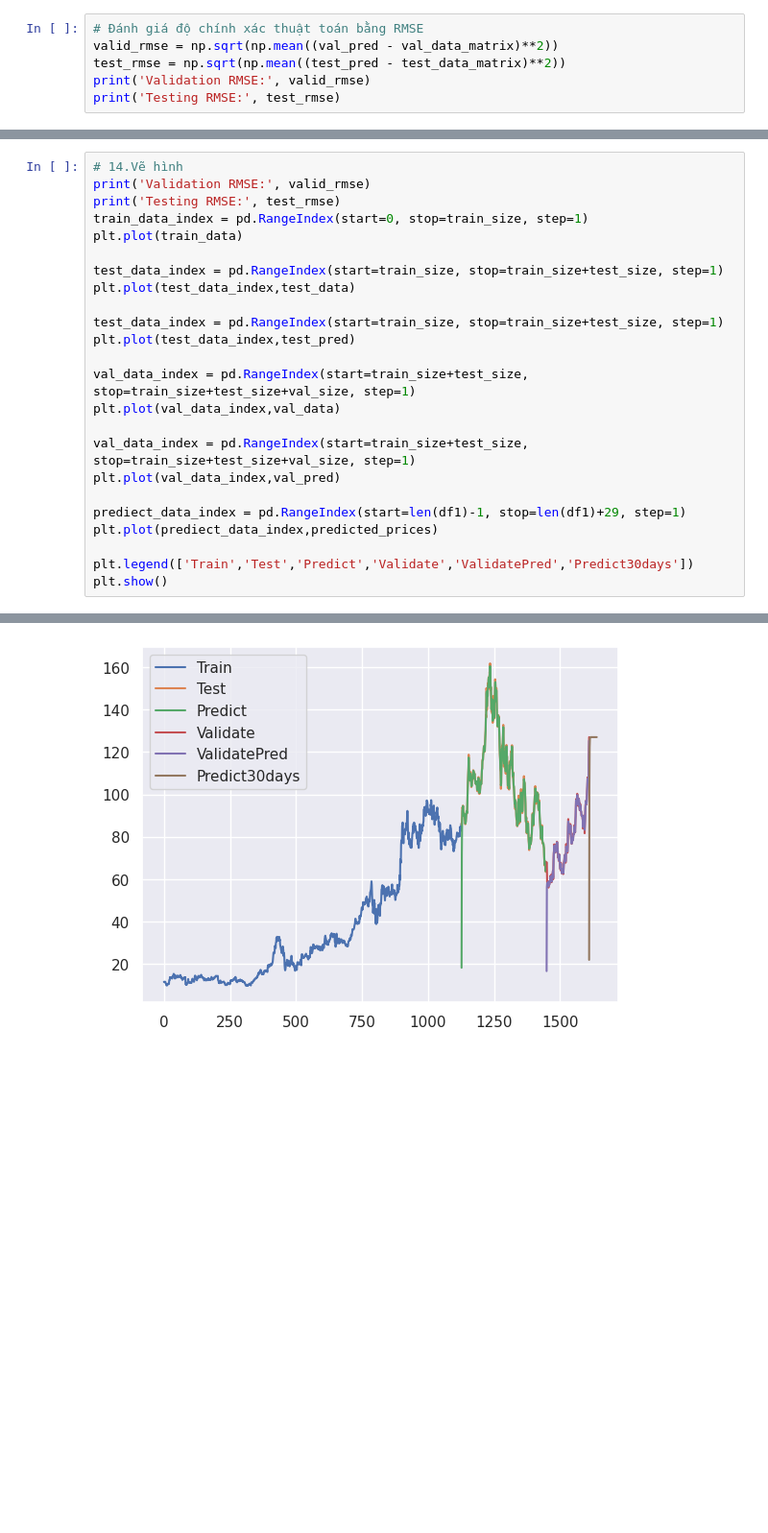
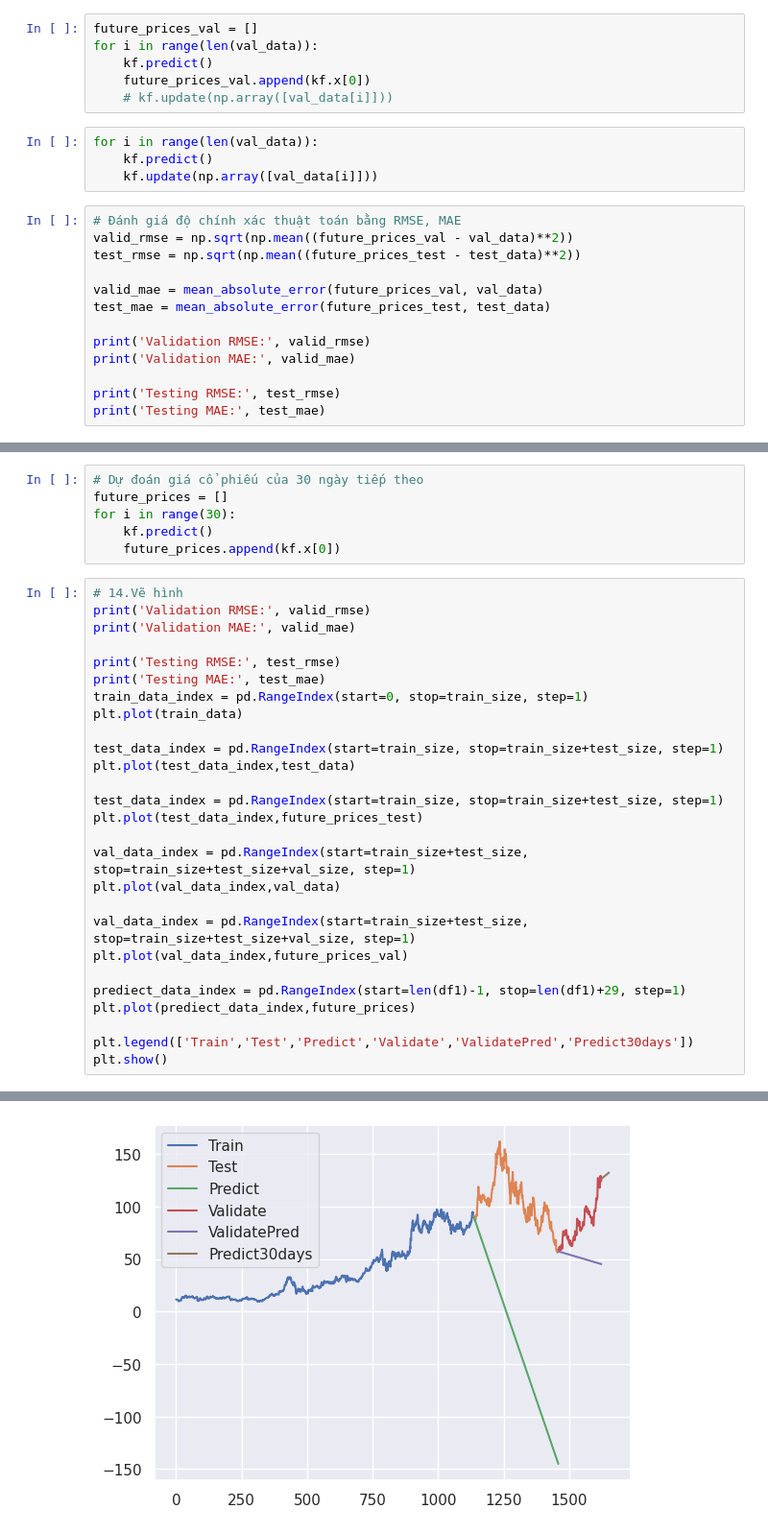
Before and after one commit to dangnghiepcuong/IS403.N21.HTTT_Nhom2, a Jupyter notebook: 7. Kalman Filter/KF.ipynb, the cells around one changed output, grey strips where cells are left out. Shown: that part at 96% size. Cells and saved outputs as stored; diff of their text form; blank space fills up the shorter version.

```diff
--- a/7. Kalman Filter/KF.ipynb
+++ b/7. Kalman Filter/KF.ipynb
@@ -70,7 +72,24 @@ val_pred, val_cov = kf.filter(val_data_matrix)
+# %%
+future_prices_val = []
+for i in range(len(val_data)):
+    kf.predict()
+    future_prices_val.append(kf.x[0])
+    # kf.update(np.array([val_data[i]]))
+# %%
+for i in range(len(val_data)):
+    kf.predict()
+    kf.update(np.array([val_data[i]]))
 # %%
-# Đánh giá độ chính xác thuật toán bằng RMSE
-valid_rmse = np.sqrt(np.mean((val_pred - val_data_matrix)**2))
-test_rmse = np.sqrt(np.mean((test_pred - test_data_matrix)**2))
+# Đánh giá độ chính xác thuật toán bằng RMSE, MAE
+valid_rmse = np.sqrt(np.mean((future_prices_val - val_data)**2))
+test_rmse = np.sqrt(np.mean((future_prices_test - test_data)**2))
+
+valid_mae = mean_absolute_error(future_prices_val, val_data)
+test_mae = mean_absolute_error(future_prices_test, test_data)
+
 print('Validation RMSE:', valid_rmse)
+print('Validation MAE:', valid_mae)
+
 print('Testing RMSE:', test_rmse)
+print('Testing MAE:', test_mae)
 # %% [output]
@@ -101,7 +100,16 @@ array([ 21.7983076 , 103.09852221, 122.31909427, 126.1082059 ,
+# %%
+# Dự đoán giá cổ phiếu của 30 ngày tiếp theo
+future_prices = []
+for i in range(30):
+    kf.predict()
+    future_prices.append(kf.x[0])
 # %%
 # 14.Vẽ hình
 print('Validation RMSE:', valid_rmse)
+print('Validation MAE:', valid_mae)
+
 print('Testing RMSE:', test_rmse)
+print('Testing MAE:', test_mae)
 train_data_index = pd.RangeIndex(start=0, stop=train_size, step=1)
 plt.plot(train_data)
 
@@ -109,16 +117,16 @@ test_data_index = pd.RangeIndex(start=train_size, stop=train_size+test_size, ste
 plt.plot(test_data_index,test_data)
 
 test_data_index = pd.RangeIndex(start=train_size, stop=train_size+test_size, step=1)
-plt.plot(test_data_index,test_pred)
+plt.plot(test_data_index,future_prices_test)
 
 val_data_index = pd.RangeIndex(start=train_size+test_size, stop=train_size+test_size+val_size, step=1)
 plt.plot(val_data_index,val_data)
 
 val_data_index = pd.RangeIndex(start=train_size+test_size, stop=train_size+test_size+val_size, step=1)
-plt.plot(val_data_index,val_pred)
+plt.plot(val_data_index,future_prices_val)
 
 prediect_data_index = pd.RangeIndex(start=len(df1)-1, stop=len(df1)+29, step=1)
-plt.plot(prediect_data_index,predicted_prices)
+plt.plot(prediect_data_index,future_prices)
 
 plt.legend(['Train','Test','Predict','Validate','ValidatePred','Predict30days'])
 plt.show()
@@ -128 +138 @@ Testing RMSE: 3.9438679617680643
-[figure, old version]
+[figure, new version]
```
Also changed, not shown: parts of 22 cells of this notebook, 15 other files.
